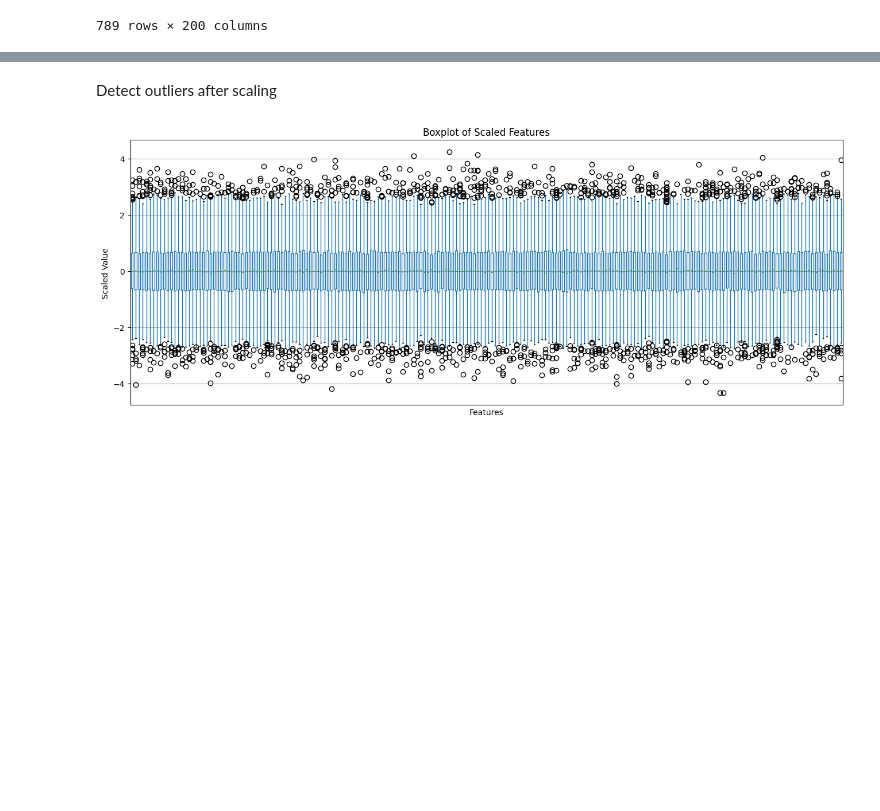
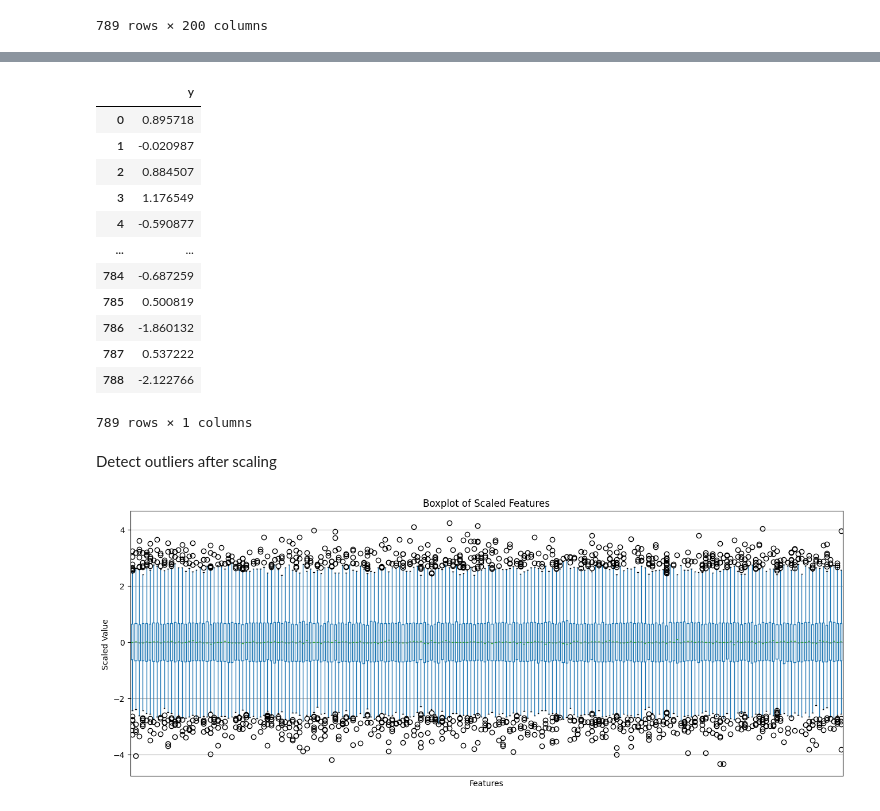
Before and after one commit to Arnold-18-CS/ML-Classwork, a Jupyter notebook: Labs/A-149900.ipynb, the cells around one changed output, grey strips where cells are left out. Cells and saved outputs as stored; diff of their text form; code cells hidden in the pictures; blank space fills up the shorter version.

```diff
--- a/Labs/A-149900.ipynb
+++ b/Labs/A-149900.ipynb
@@ -215,3 +241,20 @@ X_scaled_df
+# %%
+y_scaled_df = pd.DataFrame(y_scaled, columns=['y'])
+y_scaled_df
+# %% [output]
+|  | y |
+| 0 | 0.895718 |
+| 1 | -0.020987 |
+| 2 | 0.884507 |
+| 3 | 1.176549 |
+| 4 | -0.590877 |
+| ... | ... |
+| 784 | -0.687259 |
+| 785 | 0.500819 |
+| 786 | -1.860132 |
+| 787 | 0.537222 |
+| 788 | -2.122766 |
+789 rows × 1 columns
 # %% [markdown]
 Detect outliers after scaling
 # %%
```
Also changed, not shown: parts of 19 cells of this notebook.
